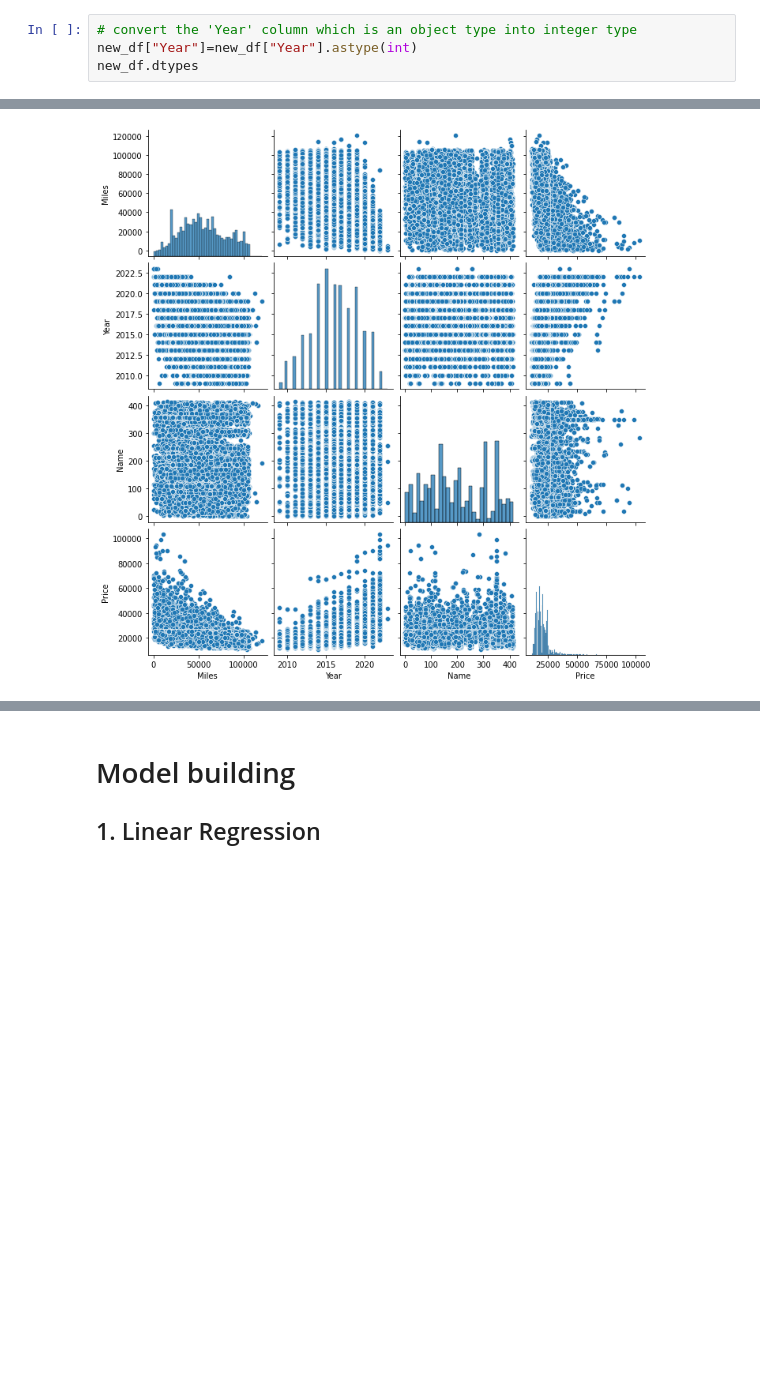
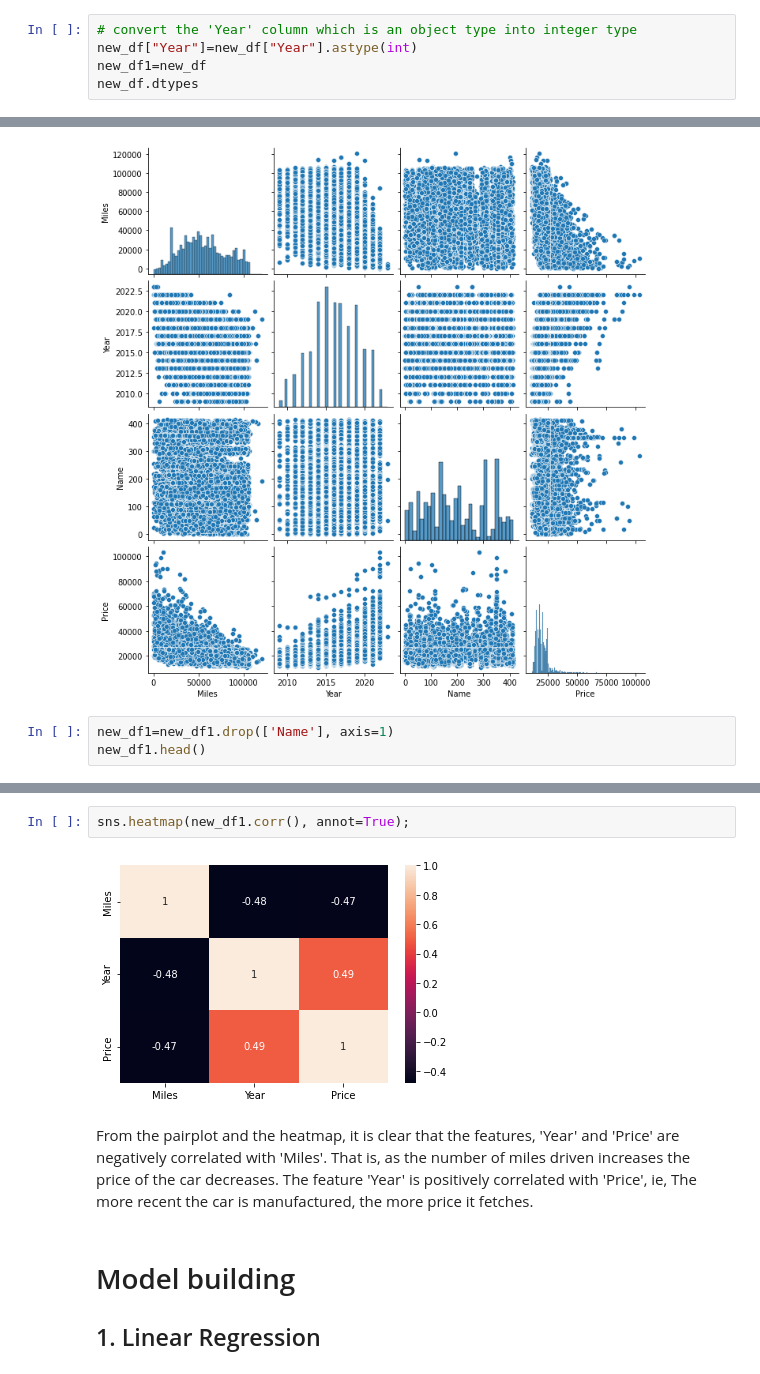
Before and after one commit to smithakishan/projects, a Jupyter notebook: used-car-price-prediction.ipynb, the cells around one changed output, grey strips where cells are left out. Cells and saved outputs as stored; diff of their text form; blank space fills up the shorter version.

Commit message:
Kaggle Notebook | Used car price prediction | Version 5

```diff
--- a/used-car-price-prediction.ipynb
+++ b/used-car-price-prediction.ipynb
@@ -296,6 +296,7 @@ new_df
 # %%
 # convert the 'Year' column which is an object type into integer type
 new_df["Year"]=new_df["Year"].astype(int)
+new_df1=new_df
 new_df.dtypes
 # %% [output]
 Miles    int64
@@ -335,3 +336,6 @@ plt.show()
 sns.pairplot(new_df);
 # %% [output]
 [figure]
+# %%
+new_df1=new_df1.drop(['Name'], axis=1)
+new_df1.head()
@@ -338,3 +349,9 @@ sns.pairplot(new_df);
+# %%
+sns.heatmap(new_df1.corr(), annot=True);
+# %% [output]
+[figure, added]
+# %% [markdown]
+From the pairplot and the heatmap, it is clear that the features, 'Year' and 'Price' are negatively correlated with 'Miles'. That is, as the number of miles driven increases the price of the car decreases. The feature 'Year' is positively correlated with 'Price', ie, The more recent the car is manufactured, the more price it fetches.
 # %% [markdown]
 # Model building
 ## 1. Linear Regression
```
Also changed, not shown: parts of 21 cells of this notebook.
